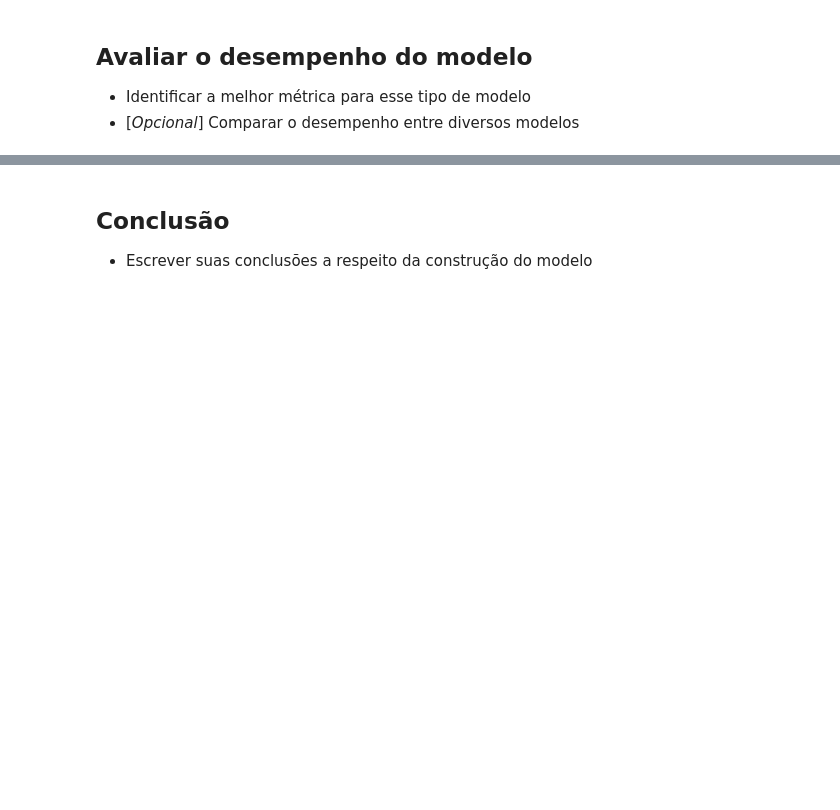
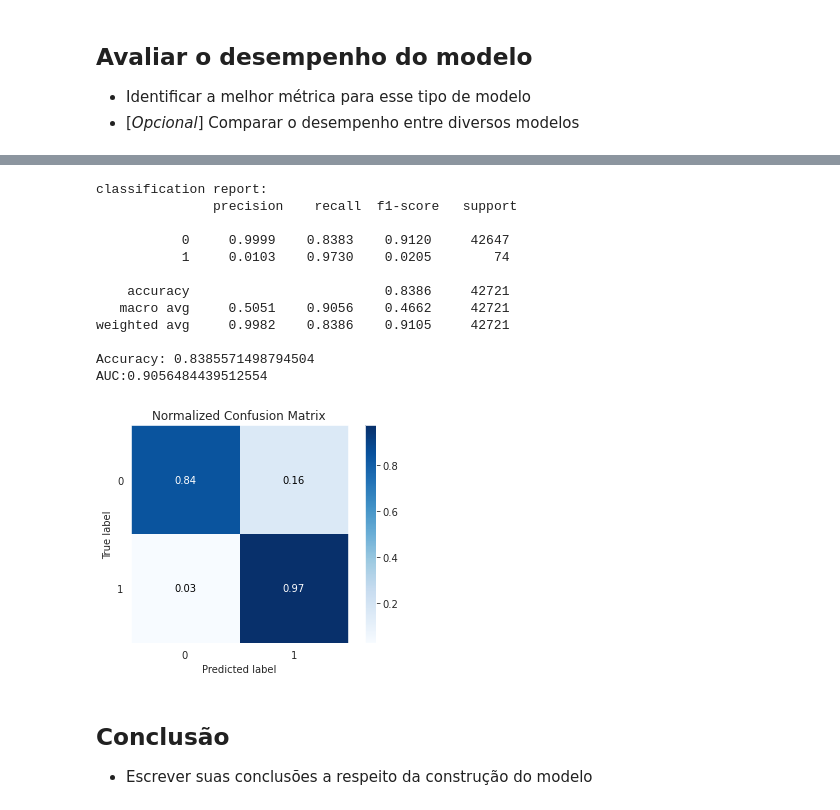
Before and after one commit to JoaoSiqueiraDS/DS_Days, a Jupyter notebook: [Template]_Detecção_de_Fraude_em_Cartões_de_Crédito.ipynb, the cells around one changed output, grey strips where cells are left out. Drawn from its saved outputs; the diff is of its cells as text; code cells hidden in the pictures; blank space fills up the shorter version.

```diff
--- a/[Template]_Detecção_de_Fraude_em_Cartões_de_Crédito.ipynb
+++ b/[Template]_Detecção_de_Fraude_em_Cartões_de_Crédito.ipynb
@@ -332,3 +473,35 @@ y_proba2 = model.predict_proba(X_val)
+# %%
+# Plotting SGD model - Test dataset
+
+# Plotting the confusion matrix
+
+skplt.metrics.plot_confusion_matrix(y_test, y_pred_t2, normalize=True)
+
+# Print classification report
+
+print("classification report: \n", classification_report(y_test, y_pred_t2, digits=4))
+
+# Print model accuracy
+
+print("Accuracy: {}".format(accuracy_score(y_test, y_pred_t2)))
+
+# Print area under curve
+
+print('AUC:{}'.format(roc_auc_score(y_test, y_pred_t2)))
+# %% [output]
+classification report:
+               precision    recall  f1-score   support
+
+           0     0.9999    0.8383    0.9120     42647
+           1     0.0103    0.9730    0.0205        74
+
+    accuracy                         0.8386     42721
+   macro avg     0.5051    0.9056    0.4662     42721
+weighted avg     0.9982    0.8386    0.9105     42721
+
+Accuracy: 0.8385571498794504
+AUC:0.9056484439512554
+[figure, added]
 # %% [markdown]
 ## Conclusão
 
```
Also changed, not shown: parts of 10 cells of this notebook.
